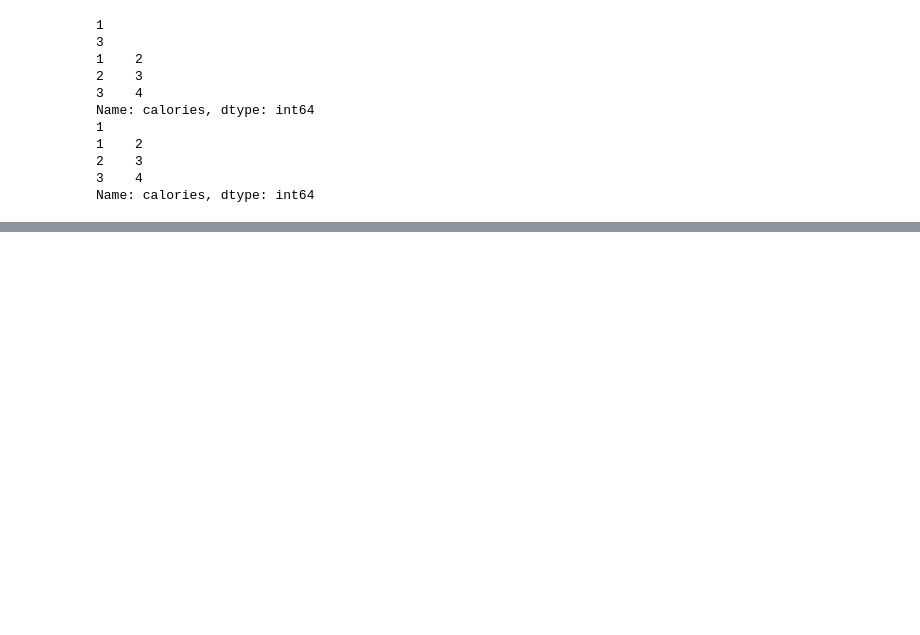
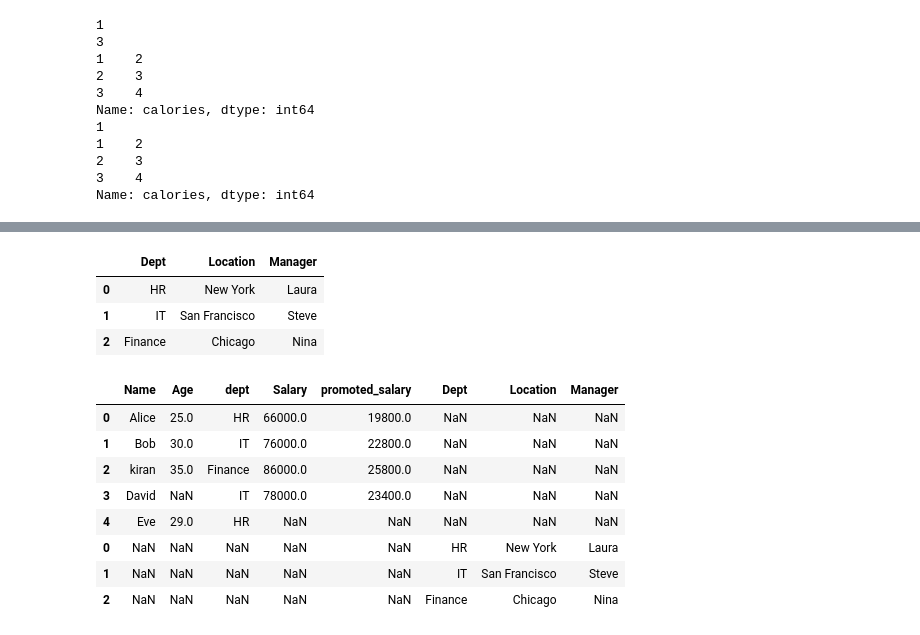
Before and after one commit to Kiran-Ghosh004/data-analysis-using-python, a Jupyter notebook: pandas.ipynb, the cells around one changed output, grey strips where cells are left out. Cells and saved outputs as stored; diff of their text form; code cells hidden in the pictures; blank space fills up the shorter version.

```diff
--- a/pandas.ipynb
+++ b/pandas.ipynb
@@ -89,0 +497,6 @@ Name: calories, dtype: int64
+# %%
+#dealing with invalid values
+#lamda impoertant
+
+df["promoted_salary"]=df["promoted_salary"].apply(lambda x: x/10 if x>60000 else x)
+df
@@ -89,0 +514,6 @@ Name: calories, dtype: int64
+# %%
+#more about apply and lambda
+def multiply_age(x):
+    return x*2
+
+df["Age"]=df["Age"].apply(multiply_age)
@@ -89,0 +529,2 @@ Name: calories, dtype: int64
+# %%
+df["Age"]=df["Age"].apply(lambda x: x/2)
@@ -89,0 +540,29 @@ Name: calories, dtype: int64
+# %%
+#joins and merges
+
+department_info = {
+    "Dept": ["HR", "IT", "Finance"],
+    "Location": ["New York", "San Francisco", "Chicago"],
+    "Manager": ["Laura", "Steve", "Nina"]
+}
+
+df2=pd.DataFrame(department_info)
+df2
+# %% [output]
+|  | Dept | Location | Manager |
+| 0 | HR | New York | Laura |
+| 1 | IT | San Francisco | Steve |
+| 2 | Finance | Chicago | Nina |
+# %%
+#concate
+pd.concat([df,df2])
+# %% [output]
+|  | Name | Age | dept | Salary | promoted_salary | Dept | Location | Manager |
+| 0 | Alice | 25.0 | HR | 66000.0 | 19800.0 | NaN | NaN | NaN |
+| 1 | Bob | 30.0 | IT | 76000.0 | 22800.0 | NaN | NaN | NaN |
+| 2 | kiran | 35.0 | Finance | 86000.0 | 25800.0 | NaN | NaN | NaN |
+| 3 | David | NaN | IT | 78000.0 | 23400.0 | NaN | NaN | NaN |
+| 4 | Eve | 29.0 | HR | NaN | NaN | NaN | NaN | NaN |
+| 0 | NaN | NaN | NaN | NaN | NaN | HR | New York | Laura |
+| 1 | NaN | NaN | NaN | NaN | NaN | IT | San Francisco | Steve |
+| 2 | NaN | NaN | NaN | NaN | NaN | Finance | Chicago | Nina |
```
Also changed, not shown: parts of 53 cells of this notebook.
